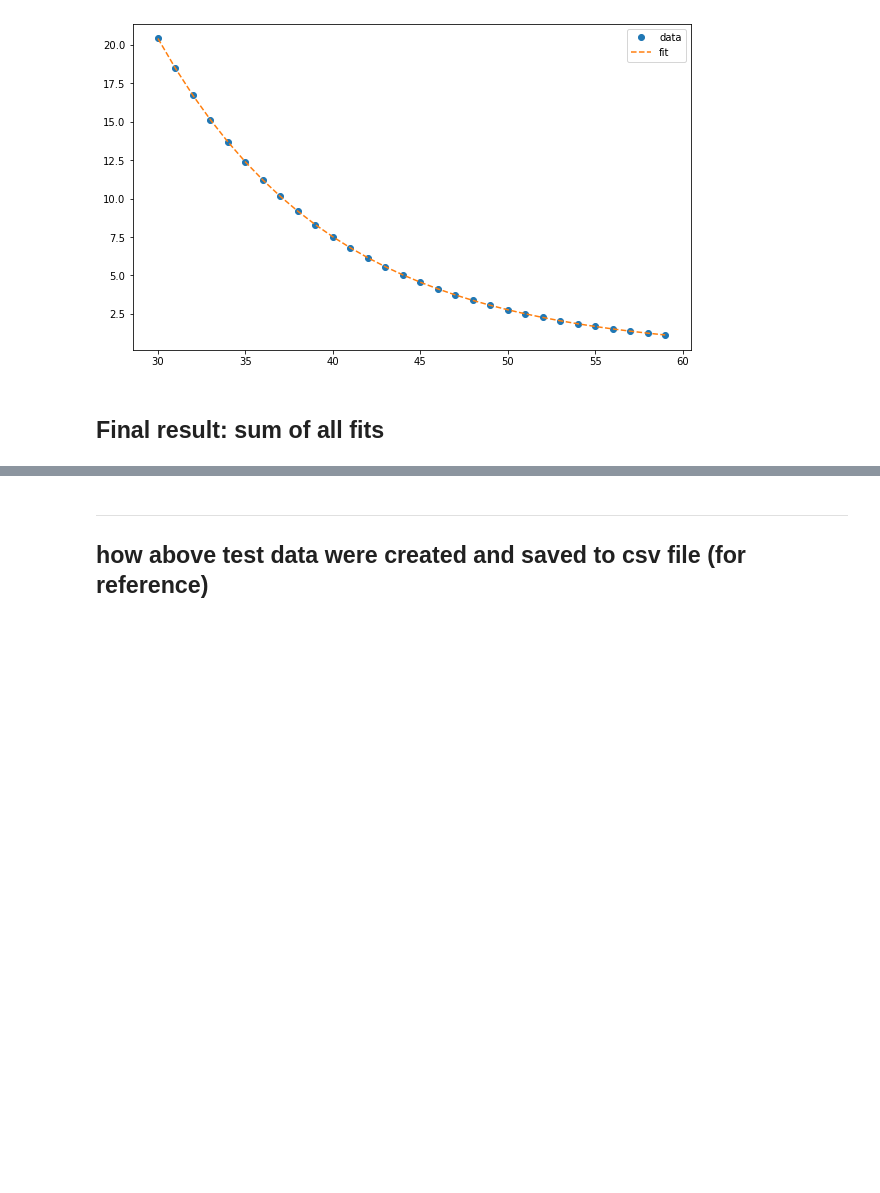
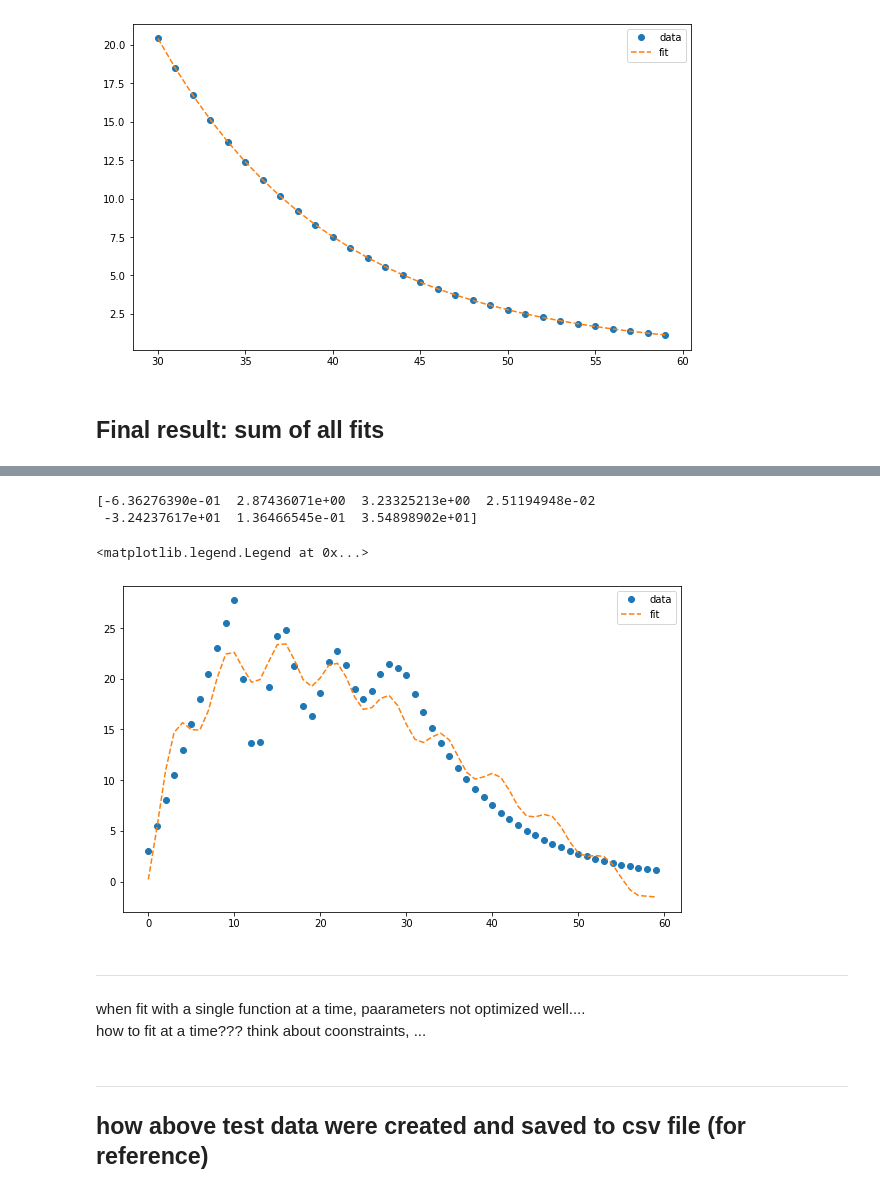
Before and after one commit to AmbaPant/data-fitting, a Jupyter notebook: fitData_different_Xrange.ipynb, the cells around one changed output, grey strips where cells are left out. Drawn from its saved outputs; the diff is of its cells as text; code cells hidden in the pictures; blank space fills up the shorter version.

```diff
--- a/fitData_different_Xrange.ipynb
+++ b/fitData_different_Xrange.ipynb
@@ -183,3 +202,27 @@ f(x) = {2.5*x + 3.0}
+# %%
+def fit_afun(x,q1, q2,q3,q4, q5,q6, q7):
+    return q1*x + q2*np.cos(x+q3)*np.exp(-q4*x) + q5*np.exp(-q6*x) + q7
+# %%
+popt0, _ = curve_fit(fit_afun, x,y, [2.5, 5.0,3.1,0.1, 400.0,0.11, 0.2])
+r1, r2,r3,r4, r5,r6,r7 = popt0
+print(popt0)
+
+x0_fit = np.arange(min(x),max(x)+1,1)
+y0_fit = fit_afun(x0_fit,r1,r2,r3,r4,r5,r6,r7)
+
+plt.figure(figsize = [10,6])
+plt.plot(x,y,"o", label = "data")
+plt.plot(x0_fit,y0_fit,"--", label = "fit")
+plt.legend()
+# %% [output]
+[-6.36276390e-01  2.87436071e+00  3.23325213e+00  2.51194948e-02
+ -3.24237617e+01  1.36466545e-01  3.54898902e+01]
+<matplotlib.legend.Legend at 0x...>
+[figure, added]
+# %% [markdown]
+--------------------------
+when fit with a single function at a time, paarameters not optimized well....\
+how to fit at a time??? think about coonstraints, ...
 # %% [markdown]
 -----------------------------
 ## how above test data were created and saved to csv file (for reference)
```
Also changed, not shown: parts of 11 cells of this notebook.
